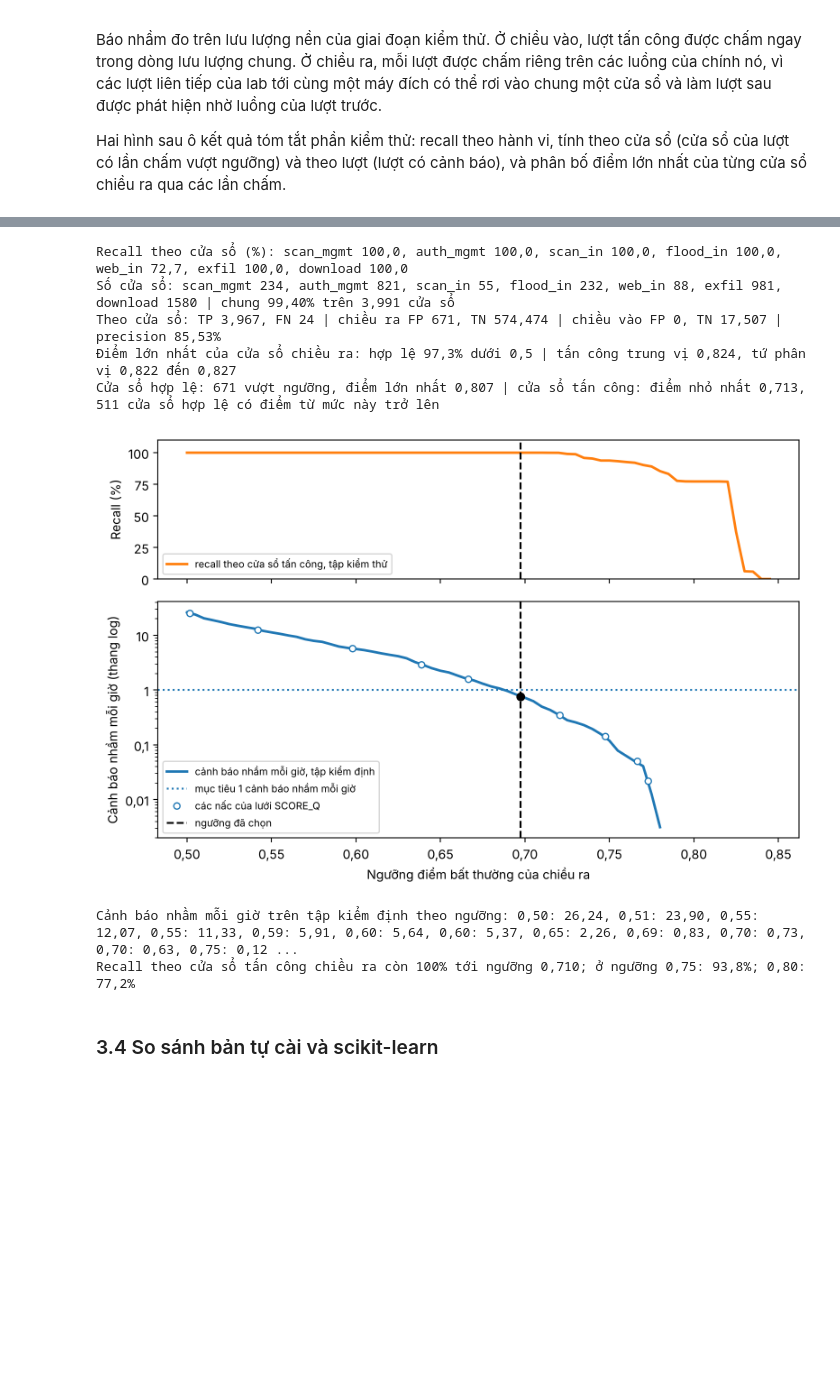
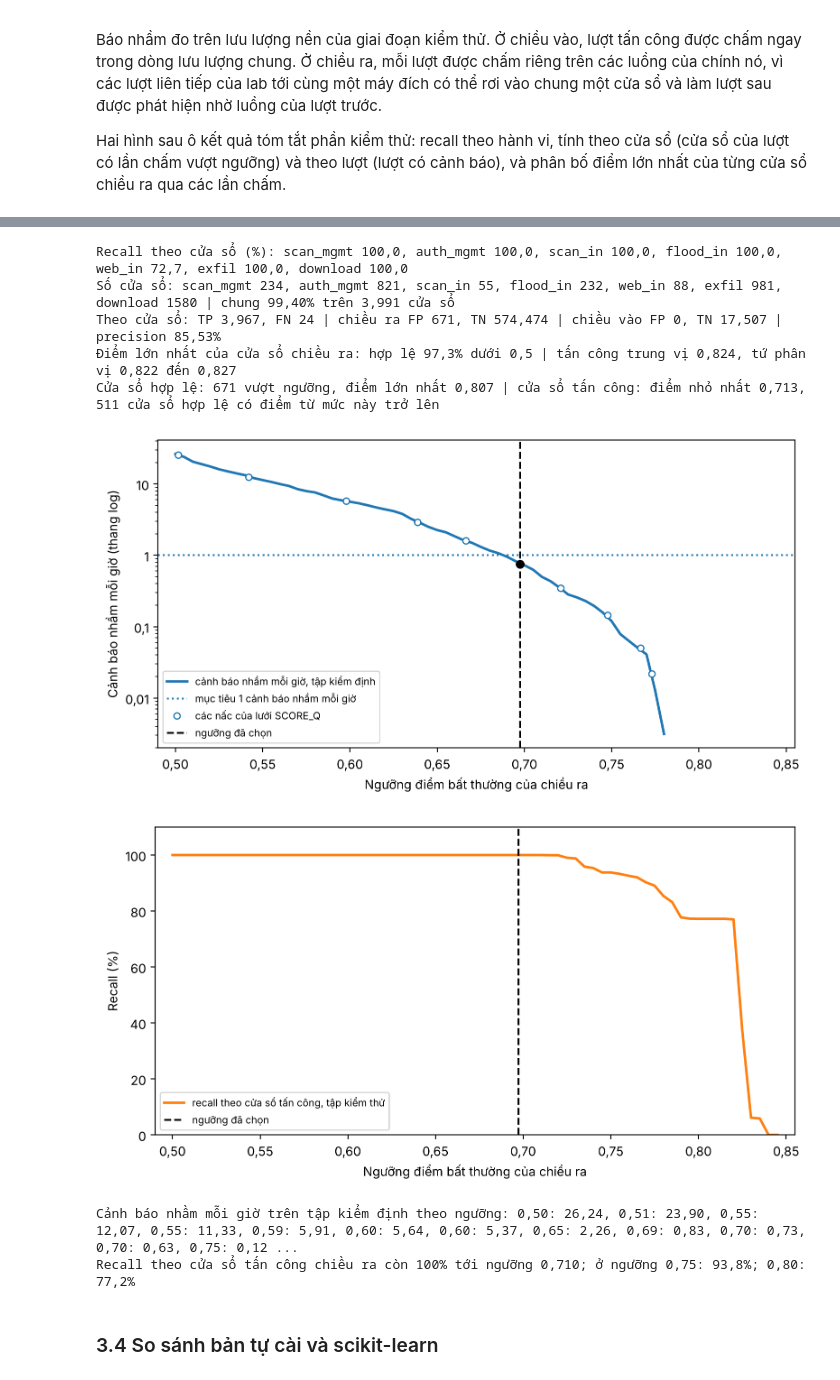
Before and after one commit to hoanganh-net/KLTN-IsolationForest-Suricata, a Jupyter notebook: 1_KLTN_BehaviorIF.ipynb, the cells around one changed output, grey strips where cells are left out. Cells and saved outputs as stored; diff of their text form; code cells hidden in the pictures; blank space fills up the shorter version.

Commit message:
Behavior-IF: tách hình ngưỡng thành hai hình riêng (cảnh báo nhầm mỗi giờ theo ngưỡng, recall theo ngưỡng); đánh số lại các hình sau trong README

```diff
--- a/1_KLTN_BehaviorIF.ipynb
+++ b/1_KLTN_BehaviorIF.ipynb
@@ -269,51 +269,61 @@ print(f"Theo cửa sổ: TP {tp:,}, FN {len(cua_so) - tp} | chiều ra FP {fp['o
 # Điểm lớn nhất của từng cửa sổ chiều ra trên tập kiểm thử
 lon_nhat = lambda Q: np.maximum.reduceat(Q["s"], Q["lo"])
 hl, tc = lon_nhat(QT["out"]), lon_nhat(QA)
 print(f"Điểm lớn nhất của cửa sổ chiều ra: hợp lệ {so(100 * (hl < 0.5).mean())}% dưới 0,5 | tấn công trung vị {so(np.median(tc), 3)}, "
       f"tứ phân vị {so(np.quantile(tc, .25), 3)} đến {so(np.quantile(tc, .75), 3)}")
 print(f"Cửa sổ hợp lệ: {(hl > THR['out']).sum():,} vượt ngưỡng, điểm lớn nhất {so(hl.max(), 3)} | cửa sổ tấn công: điểm nhỏ nhất {so(tc.min(), 3)}, "
       f"{(hl >= tc.min()).sum():,} cửa sổ hợp lệ có điểm từ mức này trở lên")
 
 
 # Vì sao ngưỡng chiều ra nằm ở đó: số cảnh báo nhầm mỗi giờ trên tập kiểm định và recall theo cửa sổ tấn công của tập kiểm thử
 # khi đổi ngưỡng. Ngưỡng được chọn là nấc đầu tiên của lưới mà đường cảnh báo nhầm đã xuống dưới mức mục tiêu RT_FA_MAX.
 Qv = Q1[("out", "val")]
 luoi = np.round(np.arange(0.50, 0.8451, 0.005), 3)
 fa = np.array([(bf.bao_rt(Qv, bf.vuot_nguong(Qv, t, bf.CHAM_TIEP["out"]), t) != "").sum() / Qv["gio"] for t in luoi])
 rc = np.array([100 * (tc > t).mean() for t in luoi])
-fig, (a1, a2) = plt.subplots(2, 1, figsize=(8, 5.2), sharex=True, gridspec_kw={"height_ratios": [1, 1.7]})
-a1.plot(luoi, rc, color="C1", lw=2, label="recall theo cửa sổ tấn công, tập kiểm thử")
-a1.set_ylim(0, 110)
-a1.set_ylabel("Recall (%)")
-a2.plot(luoi[fa > 0], fa[fa > 0], color="C0", lw=2, label="cảnh báo nhầm mỗi giờ, tập kiểm định")
-a2.axhline(RT_FA_MAX, color="C0", ls=":", label=f"mục tiêu {RT_FA_MAX:g} cảnh báo nhầm mỗi giờ")
 gl = np.array([float(np.quantile(REF_RT["out"]["s_sk"], 1 - q)) for q in RT_Q_GRID])
 gf = np.array([(bf.bao_rt(Qv, bf.vuot_nguong(Qv, t, bf.CHAM_TIEP["out"]), t) != "").sum() / Qv["gio"] for t in gl])
 co = (gl >= luoi[0]) & (gf > 0)
-a2.plot(gl[co], gf[co], "o", color="C0", mfc="white", ms=5, label="các nấc của lưới SCORE_Q")
-a2.plot([THR["out"]], [SEL_RT["out"]["fa_h"]], "o", color="k", ms=6)
-a2.set_yscale("log")
-a2.set_ylabel("Cảnh báo nhầm mỗi giờ (thang log)")
-a2.set_xlabel("Ngưỡng điểm bất thường của chiều ra")
-a1.axvline(THR["out"], color="k", ls="--")
-a2.axvline(THR["out"], color="k", ls="--", label="ngưỡng đã chọn")
-a1.legend(loc="lower left", fontsize=8)
-a2.legend(loc="lower left", fontsize=8)
-a2.xaxis.set_major_formatter(FuncFormatter(lambda v, p: so(v, 2)))
-a2.yaxis.set_major_formatter(FuncFormatter(lambda v, p: so(v, 2 if v < 0.1 else 1 if v < 1 else 0)))
+fig, ax = plt.subplots(figsize=(8, 4.2))
+ax.plot(luoi[fa > 0], fa[fa > 0], color="C0", lw=2, label="cảnh báo nhầm mỗi giờ, tập kiểm định")
+ax.axhline(RT_FA_MAX, color="C0", ls=":", label=f"mục tiêu {RT_FA_MAX:g} cảnh báo nhầm mỗi giờ")
+ax.plot(gl[co], gf[co], "o", color="C0", mfc="white", ms=5, label="các nấc của lưới SCORE_Q")
+ax.plot([THR["out"]], [SEL_RT["out"]["fa_h"]], "o", color="k", ms=6)
+ax.axvline(THR["out"], color="k", ls="--", label="ngưỡng đã chọn")
+ax.set_yscale("log")
+ax.set_xlim(luoi[0] - 0.01, luoi[-1] + 0.01)
+ax.set_xlabel("Ngưỡng điểm bất thường của chiều ra")
+ax.set_ylabel("Cảnh báo nhầm mỗi giờ (thang log)")
+ax.legend(loc="lower left", fontsize=8)
+ax.xaxis.set_major_formatter(FuncFormatter(lambda v, p: so(v, 2)))
+ax.yaxis.set_major_formatter(FuncFormatter(lambda v, p: so(v, 2 if v < 0.1 else 1 if v < 1 else 0)))
 plt.tight_layout()
 fig.savefig("docs/behavior_if_nguong.png", dpi=220)
 plt.show()
+
+fig, ax = plt.subplots(figsize=(8, 4.2))
+ax.plot(luoi, rc, color="C1", lw=2, label="recall theo cửa sổ tấn công, tập kiểm thử")
+ax.axvline(THR["out"], color="k", ls="--", label="ngưỡng đã chọn")
+ax.set_xlim(luoi[0] - 0.01, luoi[-1] + 0.01)
+ax.set_ylim(0, 110)
+ax.set_xlabel("Ngưỡng điểm bất thường của chiều ra")
+ax.set_ylabel("Recall (%)")
+ax.legend(loc="lower left", fontsize=8)
+ax.xaxis.set_major_formatter(FuncFormatter(lambda v, p: so(v, 2)))
+plt.tight_layout()
+fig.savefig("docs/behavior_if_recall_nguong.png", dpi=220)
+plt.show()
 print("Cảnh báo nhầm mỗi giờ trên tập kiểm định theo ngưỡng:", ", ".join(f"{so(t, 2)}: {so(f, 2)}" for t, f in zip(luoi, fa) if round(t * 100) % 5 == 0))
 print(f"Recall theo cửa sổ tấn công chiều ra còn 100% tới ngưỡng {so(luoi[rc >= 100].max(), 3)}; ở ngưỡng 0,75: {so(rc[np.argmin(abs(luoi - 0.75))])}%; 0,80: {so(rc[np.argmin(abs(luoi - 0.80))])}%")
 # %% [output]
 [figure]
 Recall theo cửa sổ (%): scan_mgmt 100,0, auth_mgmt 100,0, scan_in 100,0, flood_in 100,0, web_in 72,7, exfil 100,0, download 100,0
 Số cửa sổ: scan_mgmt 234, auth_mgmt 821, scan_in 55, flood_in 232, web_in 88, exfil 981, download 1580 | chung 99,40% trên 3,991 cửa sổ
 Theo cửa sổ: TP 3,967, FN 24 | chiều ra FP 671, TN 574,474 | chiều vào FP 0, TN 17,507 | precision 85,53%
 Điểm lớn nhất của cửa sổ chiều ra: hợp lệ 97,3% dưới 0,5 | tấn công trung vị 0,824, tứ phân vị 0,822 đến 0,827
 Cửa sổ hợp lệ: 671 vượt ngưỡng, điểm lớn nhất 0,807 | cửa sổ tấn công: điểm nhỏ nhất 0,713, 511 cửa sổ hợp lệ có điểm từ mức này trở lên
-[figure, old version]
+[figure, new version]
+[figure, added]
 Cảnh báo nhầm mỗi giờ trên tập kiểm định theo ngưỡng: 0,50: 26,24, 0,51: 23,90, 0,55: 12,07, 0,55: 11,33, 0,59: 5,91, 0,60: 5,64, 0,60: 5,37, 0,65: 2,26, 0,69: 0,83, 0,70: 0,73, 0,70: 0,63, 0,75: 0,12 ...
 Recall theo cửa sổ tấn công chiều ra còn 100% tới ngưỡng 0,710; ở ngưỡng 0,75: 93,8%; 0,80: 77,2%
 # %% [markdown]
```
Also changed, not shown: parts of 4 cells of this notebook, 4 other files.
